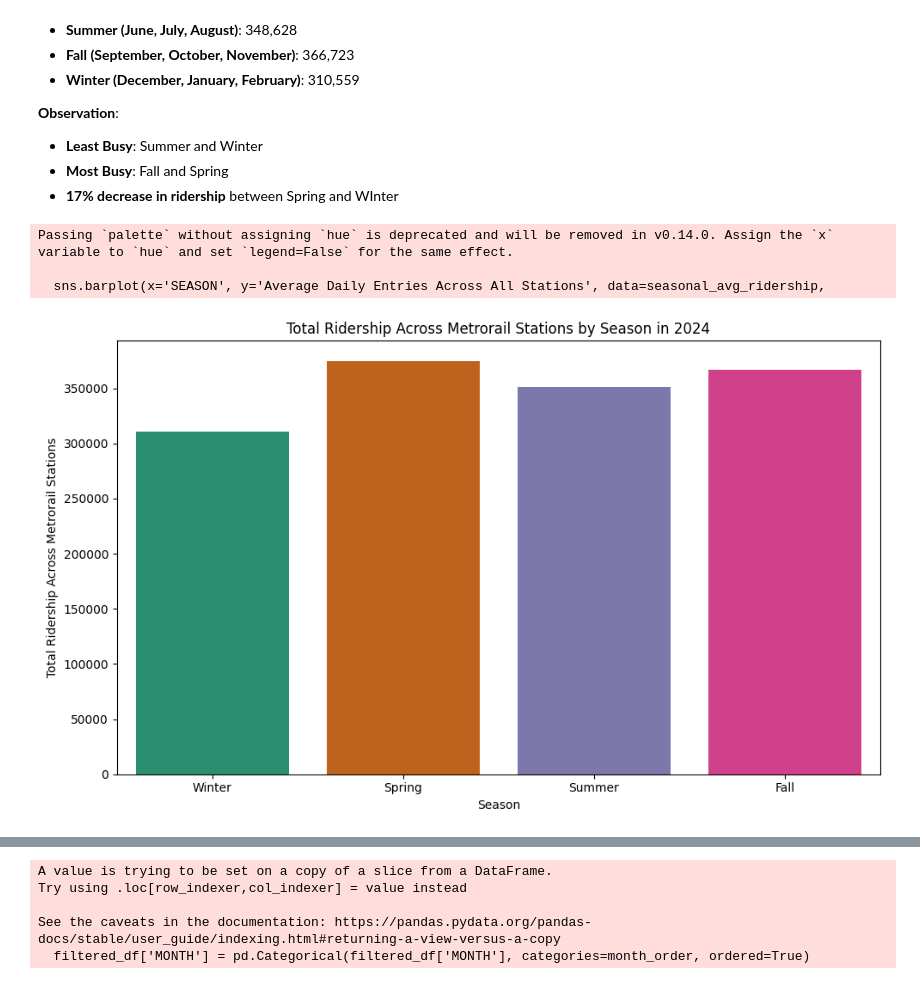
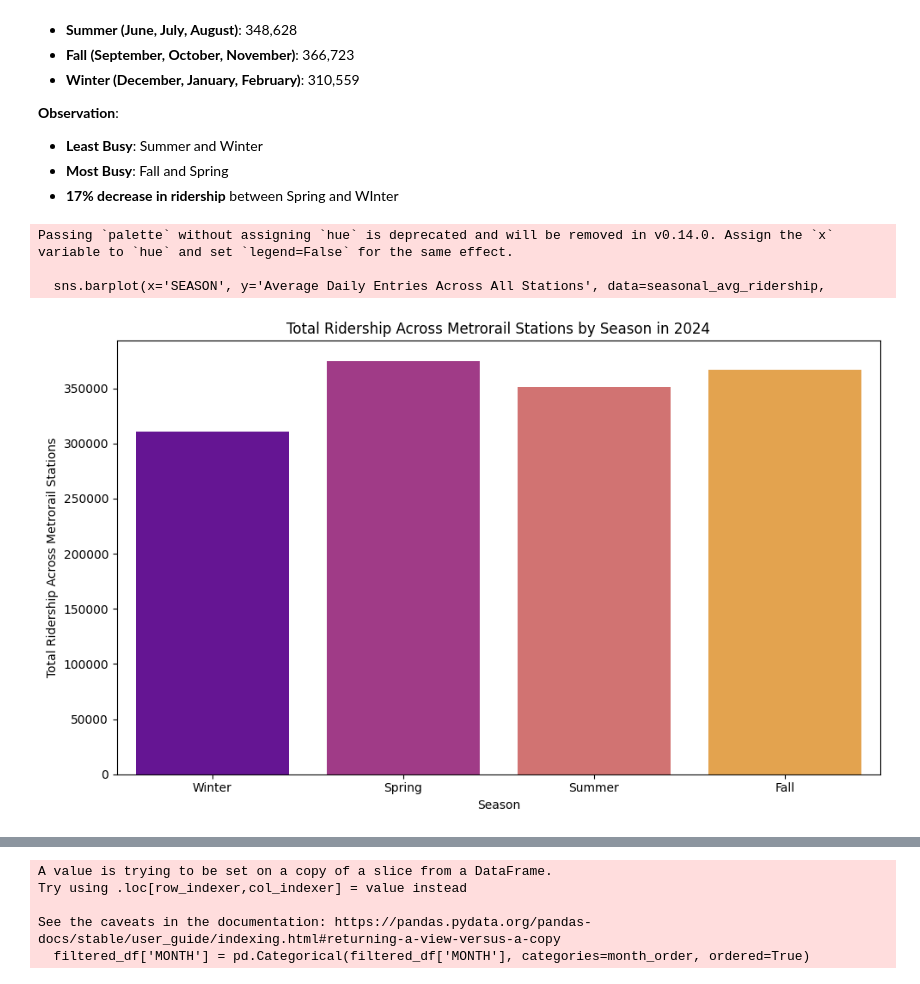
Before and after one commit to maya-mp/WMATA_Analysis, a Jupyter notebook: Info_Challenge/Initial_Viz/Visualizations.ipynb, the cells around one changed output, grey strips where cells are left out. Drawn from its saved outputs; the diff is of its cells as text; code cells hidden in the pictures.

```diff
--- a/Info_Challenge/Initial_Viz/Visualizations.ipynb
+++ b/Info_Challenge/Initial_Viz/Visualizations.ipynb
@@ -81,28 +82,28 @@ entires_exits_station_specs_df = pd.read_csv("everyday_2024_w_metro_station.csv"
 # %%
 #HISTOGRAM OF AVERAGE DAILY RIDERSHIP BY SEASON IN 2024
 
 season_order = ['Winter', 'Spring', 'Summer', 'Fall']
 
 seasonal_avg_ridership = av_by_month_df.groupby('SEASON')['Total Daily Entries'].mean().reset_index()
 
 # mult av by 98 to get the total ridership for all stations
 seasonal_avg_ridership['Average Daily Entries Across All Stations'] = seasonal_avg_ridership['Total Daily Entries'] * 98
 
 plt.figure(figsize=(10, 6))
 
 sns.barplot(x='SEASON', y='Average Daily Entries Across All Stations', data=seasonal_avg_ridership,
-            palette="Dark2", order=season_order)
+            palette="plasma", order=season_order)
 
 plt.title('Total Ridership Across Metrorail Stations by Season in 2024')
 plt.xlabel('Season')
 plt.ylabel('Total Ridership Across Metrorail Stations')
 plt.tight_layout()
 plt.show()
 # %% [output]
 Passing `palette` without assigning `hue` is deprecated and will be removed in v0.14.0. Assign the `x` variable to `hue` and set `legend=False` for the same effect.
 
   sns.barplot(x='SEASON', y='Average Daily Entries Across All Stations', data=seasonal_avg_ridership,
-[figure, old version]
+[figure, new version]
 # %%
 #HISTOGRAM OF AVERAGE TOTAL DAILY ENTRIES BY MONTH AND SEASON
 
```
Also changed, not shown: parts of 4 cells of this notebook.
